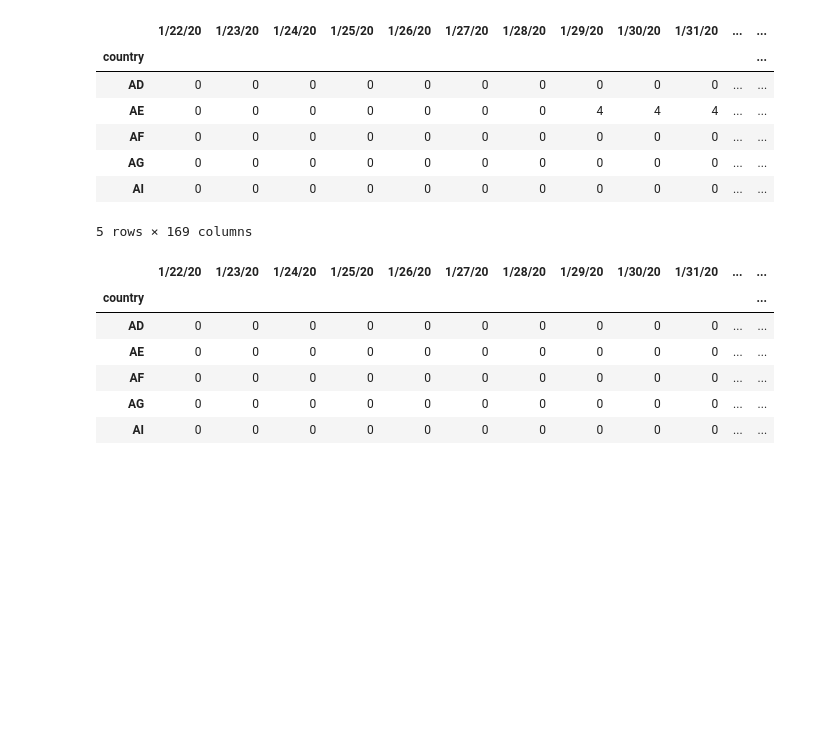
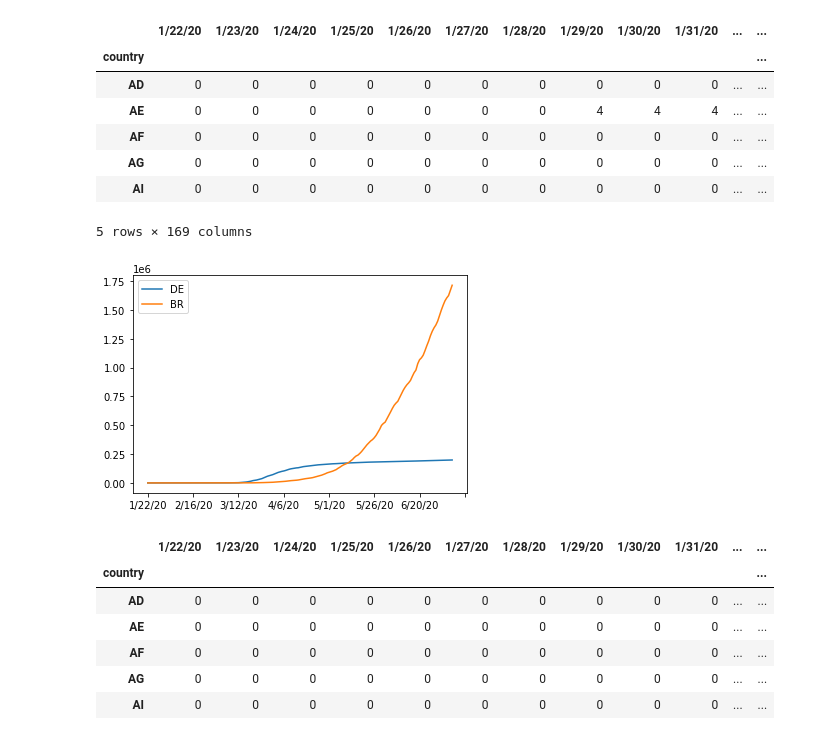
Before and after one commit to jjbeto/talkPy4JavaDev, a Jupyter notebook: python/script.ipynb, the cells around one changed output. Saved outputs shown, nothing was run; the diff lists cells and outputs as text; code cells hidden in the pictures; blank space fills up the shorter version.

Commit message:
add some visualisation

```diff
--- a/python/script.ipynb
+++ b/python/script.ipynb
@@ -10,18 +10,23 @@ import pandas as pd
 def load_file(file):
     df = pd.read_csv(f'{source_url}/{file}')
     return df.set_index('country')
-# %%
-confirmed = load_file(confirmed_file)
-confirmed.head()
-# %% [output]
-|  | 1/22/20 | 1/23/20 | 1/24/20 | 1/25/20 | 1/26/20 | 1/27/20 | 1/28/20 | 1/29/20 | 1/30/20 | 1/31/20 | ... | ... |
-| country |  |  |  |  |  |  |  |  |  |  |  | ... |
-| AD | 0 | 0 | 0 | 0 | 0 | 0 | 0 | 0 | 0 | 0 | ... | ... |
-| AE | 0 | 0 | 0 | 0 | 0 | 0 | 0 | 4 | 4 | 4 | ... | ... |
-| AF | 0 | 0 | 0 | 0 | 0 | 0 | 0 | 0 | 0 | 0 | ... | ... |
-| AG | 0 | 0 | 0 | 0 | 0 | 0 | 0 | 0 | 0 | 0 | ... | ... |
-| AI | 0 | 0 | 0 | 0 | 0 | 0 | 0 | 0 | 0 | 0 | ... | ... |
-5 rows × 169 columns
+# %%
+confirmed = load_file(confirmed_file)
+
+confirmed.loc['DE'].plot(label='DE', legend=True)
+confirmed.loc['BR'].plot(label='BR', legend=True)
+
+confirmed.head()
+# %% [output]
+|  | 1/22/20 | 1/23/20 | 1/24/20 | 1/25/20 | 1/26/20 | 1/27/20 | 1/28/20 | 1/29/20 | 1/30/20 | 1/31/20 | ... | ... |
+| country |  |  |  |  |  |  |  |  |  |  |  | ... |
+| AD | 0 | 0 | 0 | 0 | 0 | 0 | 0 | 0 | 0 | 0 | ... | ... |
+| AE | 0 | 0 | 0 | 0 | 0 | 0 | 0 | 4 | 4 | 4 | ... | ... |
+| AF | 0 | 0 | 0 | 0 | 0 | 0 | 0 | 0 | 0 | 0 | ... | ... |
+| AG | 0 | 0 | 0 | 0 | 0 | 0 | 0 | 0 | 0 | 0 | ... | ... |
+| AI | 0 | 0 | 0 | 0 | 0 | 0 | 0 | 0 | 0 | 0 | ... | ... |
+5 rows × 169 columns
+[figure, added]
 # %%
 deaths = load_file(deaths_file)
 deaths.head()
```
Also changed, not shown: parts of 3 cells of this notebook, 1 other file.
